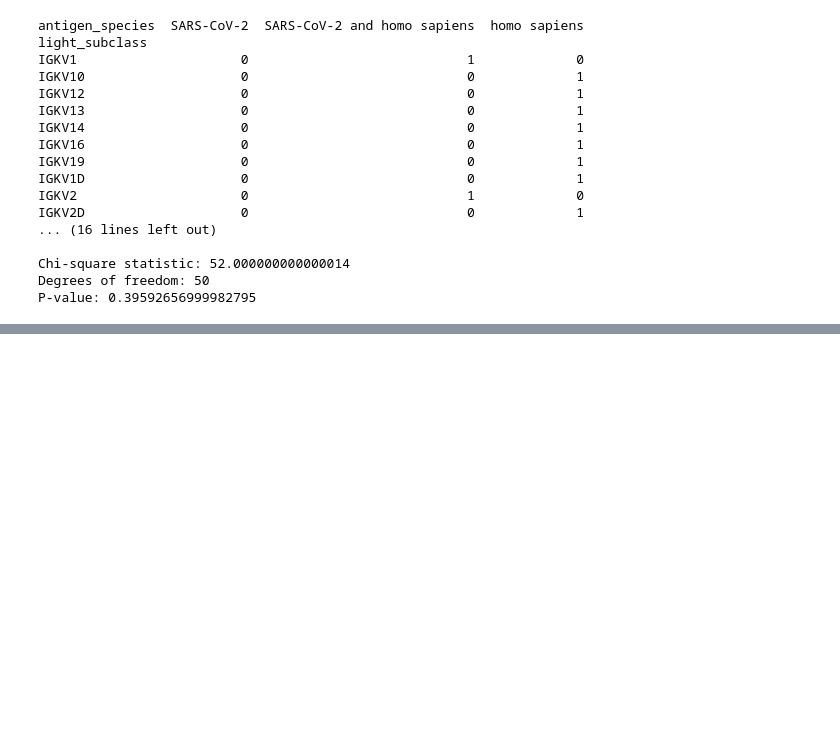
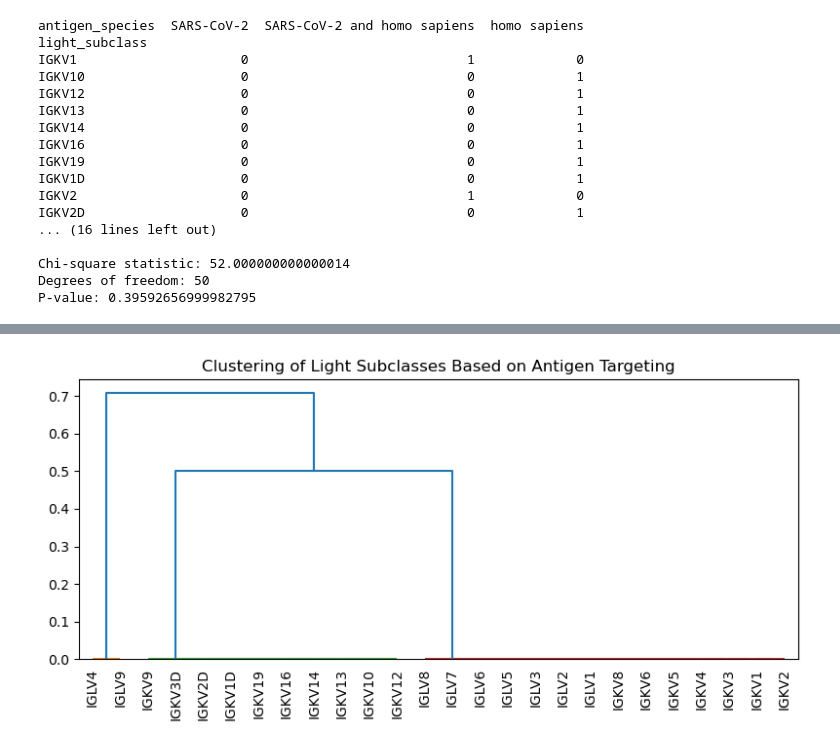
Before and after one commit to datascience-2025-group4/group04-team03, a Jupyter notebook: blasting/consensus_seq/consensus_genfamilien_lightchains.ipynb, the cells around one changed output, grey strips where cells are left out. Cells and saved outputs as stored; diff of their text form; code cells hidden in the pictures; blank space fills up the shorter version.

```diff
--- a/blasting/consensus_seq/consensus_genfamilien_lightchains.ipynb
+++ b/blasting/consensus_seq/consensus_genfamilien_lightchains.ipynb
@@ -367,3 +368,27 @@ IGKV2D                    0                            0             1
 Chi-square statistic: 52.000000000000014
 Degrees of freedom: 50
 P-value: 0.39592656999982795
+# %%
+import pandas as pd
+import numpy as np
+from scipy.spatial.distance import pdist, squareform
+from scipy.cluster.hierarchy import linkage, dendrogram
+from skbio.stats.distance import mantel
+import matplotlib.pyplot as plt
+import seaborn as sns
+
+#binary matrix for antigen targets to plot it as a dendigram
+
+subclasses = sorted(cleaned_antigen_map.keys())
+antigen_types = ['SARS-CoV-2', 'homo sapiens']
+
+binary_matrix = pd.DataFrame(0, index=subclasses, columns=antigen_types)
+
+#both is split into 1 and 1
+for subclass, target in cleaned_antigen_map.items():
+    if target == 'both':
+        binary_matrix.loc[subclass, :] = 1
+    elif target in antigen_types:
+        binary_matrix.loc[subclass, target] = 1
+
+print("\nBinary antigen targeting matrix:\n", binary_matrix)
@@ -369,0 +413,12 @@ P-value: 0.39592656999982795
+# %%
+#dendogram of the binary matrix
+dist_antigen = pdist(binary_matrix.values, metric='hamming')
+linkage_antigen = linkage(dist_antigen, method='average')
+
+plt.figure(figsize=(8, 4))
+dendrogram(linkage_antigen, labels=binary_matrix.index, leaf_rotation=90)
+plt.title("Clustering of Light Subclasses Based on Antigen Targeting")
+plt.tight_layout()
+plt.show()
+# %% [output]
+[figure, added]
```
Also changed, not shown: parts of 3 cells of this notebook.
